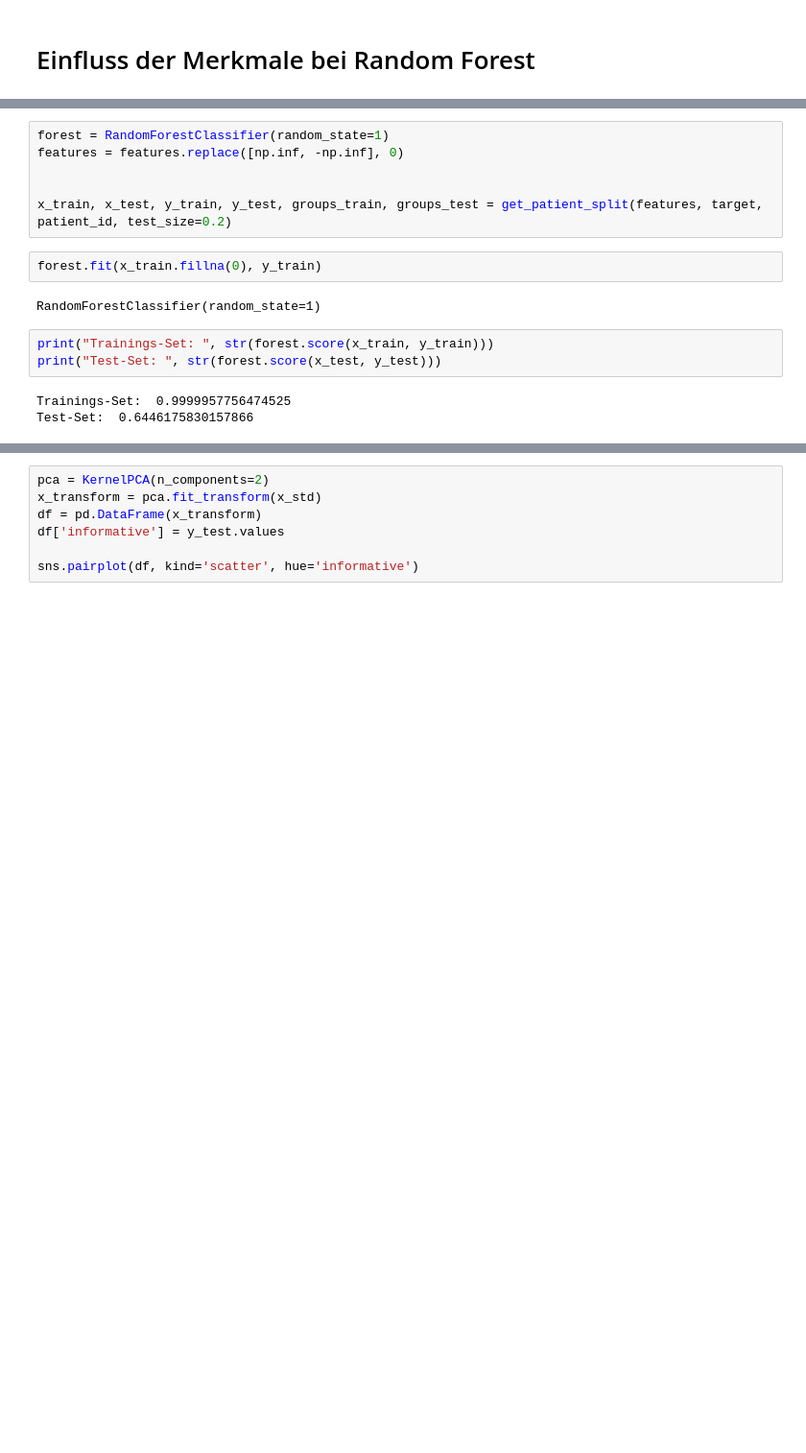
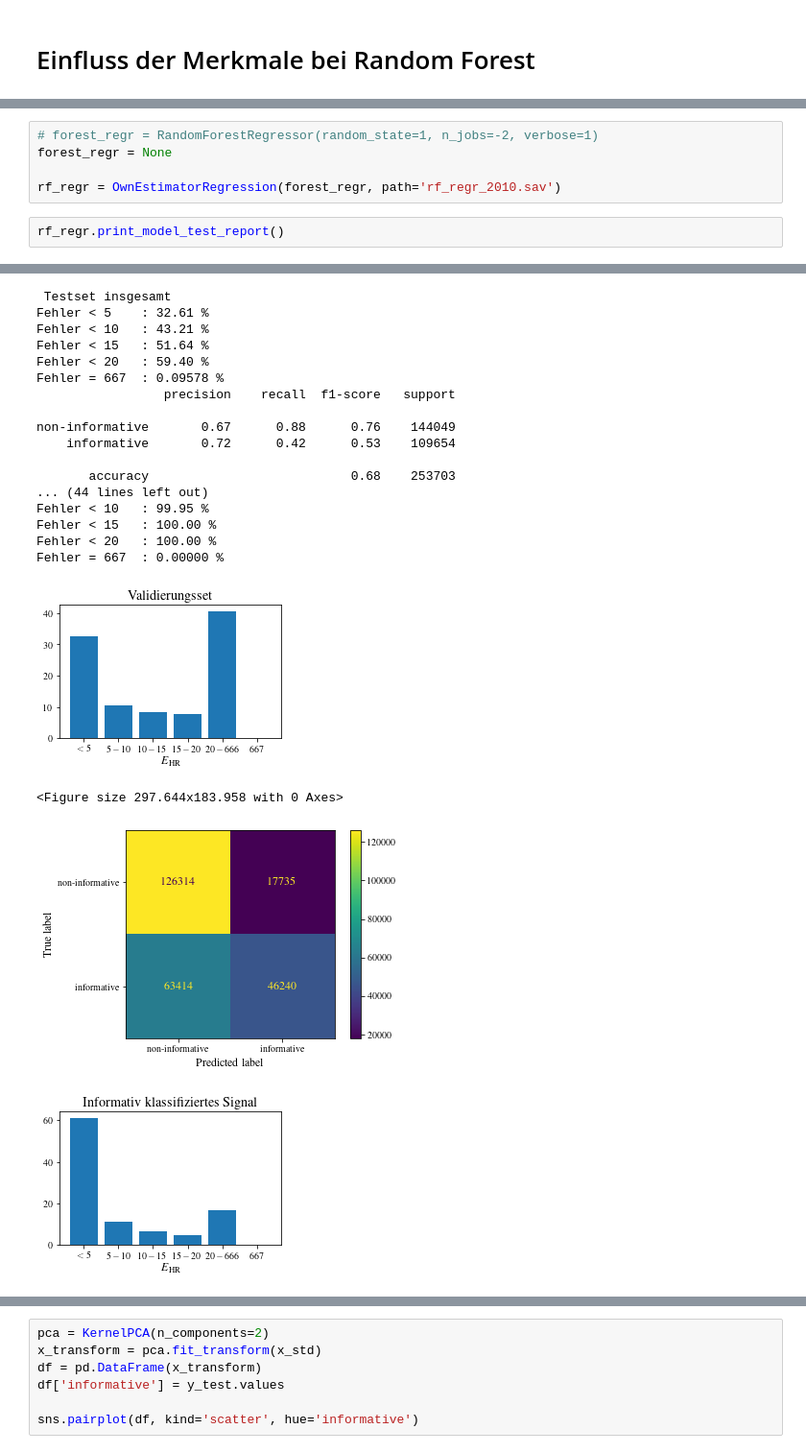
Before and after one commit to Zianor/Bachelorarbeit, a Jupyter notebook: Implementation/src/notebooks/own_features.ipynb, the cells around one changed output, grey strips where cells are left out. Shown at 96% size. Cells and saved outputs as stored; diff of their text form; blank space fills up the shorter version.

```diff
--- a/Implementation/src/notebooks/own_features.ipynb
+++ b/Implementation/src/notebooks/own_features.ipynb
@@ -93,16 +94,8 @@ from ml_statistical_features import get_patient_split
-# %%
-forest = RandomForestClassifier(random_state=1)
-features = features.replace([np.inf, -np.inf], 0)
-
-
-x_train, x_test, y_train, y_test, groups_train, groups_test = get_patient_split(features, target, patient_id, test_size=0.2)
-# %%
-forest.fit(x_train.fillna(0), y_train)
-# %% [output]
-RandomForestClassifier(random_state=1)
-# %%
-print("Trainings-Set: ", str(forest.score(x_train, y_train)))
-print("Test-Set: ", str(forest.score(x_test, y_test)))
-# %% [output]
-Trainings-Set:  0.9999957756474525
-Test-Set:  0.6446175830157866
+# %%
+# forest_regr = RandomForestRegressor(random_state=1, n_jobs=-2, verbose=1)
+forest_regr = None
+
+rf_regr = OwnEstimatorRegression(forest_regr, path='rf_regr_2010.sav')
+# %%
+rf_regr.print_model_test_report()
+# %% [output]
@@ -108,0 +105,21 @@ Test-Set:  0.6446175830157866
+ Testset insgesamt
+Fehler < 5    : 32.61 %
+Fehler < 10   : 43.21 %
+Fehler < 15   : 51.64 %
+Fehler < 20   : 59.40 %
+Fehler = 667  : 0.09578 %
+                 precision    recall  f1-score   support
+
+non-informative       0.67      0.88      0.76    144049
+    informative       0.72      0.42      0.53    109654
+
+       accuracy                           0.68    253703
+... (44 lines left out)
+Fehler < 10   : 99.95 %
+Fehler < 15   : 100.00 %
+Fehler < 20   : 100.00 %
+Fehler = 667  : 0.00000 %
+[figure, added]
+<Figure size 297.644x183.958 with 0 Axes>
+[figure, added]
+[figure, added]
```
Also changed, not shown: parts of 22 cells of this notebook.
